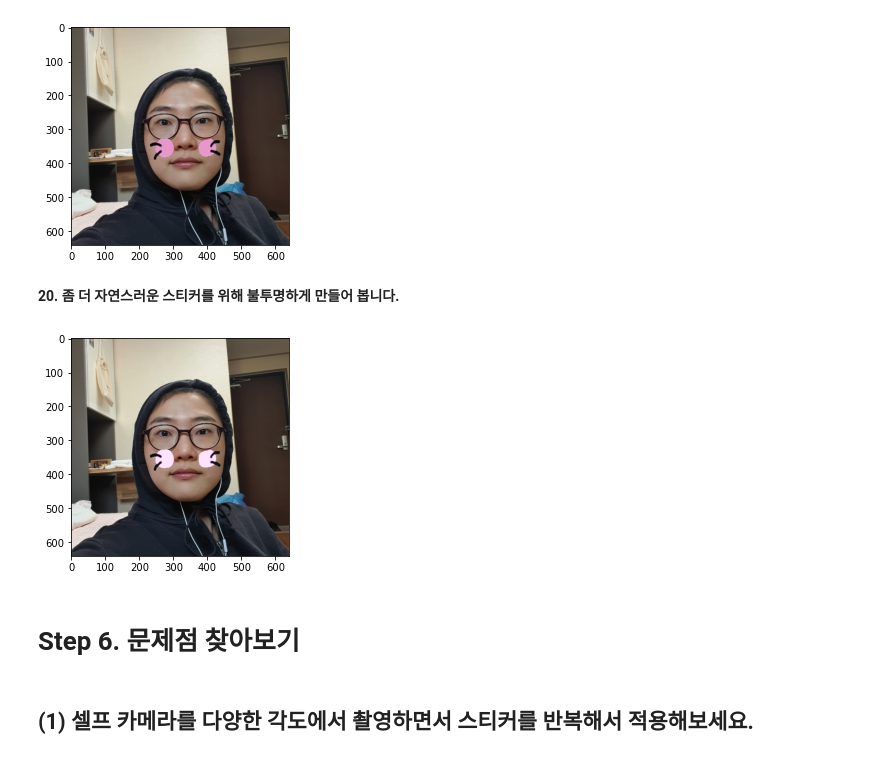
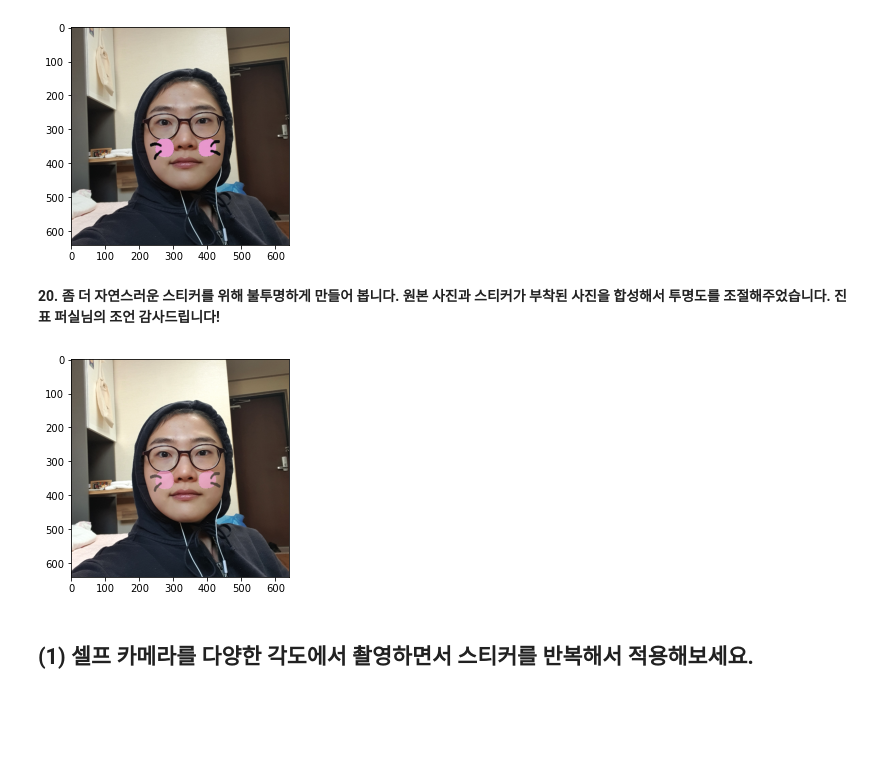
Before and after one commit to Jeongeun-Kwak/E, a Jupyter notebook: (E3) 3rd Camera Sticker App Initial Version Making.ipynb, the cells around one changed output. Saved outputs shown, nothing was run; the diff lists cells and outputs as text; code cells hidden in the pictures; blank space fills up the shorter version.

```diff
--- a/(E3) 3rd Camera Sticker App Initial Version Making.ipynb
+++ b/(E3) 3rd Camera Sticker App Initial Version Making.ipynb
@@ -212,18 +212,14 @@ plt.show()
 # %% [output]
 [figure]
 # %% [markdown]
-**20. 좀 더 자연스러운 스티커를 위해 불투명하게 만들어 봅니다.**
+**20. 좀 더 자연스러운 스티커를 위해 불투명하게 만들어 봅니다. 원본 사진과 스티커가 부착된 사진을 합성해서 투명도를 조절해주었습니다. 진표 퍼실님의 조언 감사드립니다!**
-# %%
-sticker_area = img_bgr[refined_y:refined_y+img_sticker.shape[0], refined_x:refined_x+img_sticker.shape[1]]
-
-img_bgr[refined_y:refined_y+img_sticker.shape[0], refined_x:refined_x+img_sticker.shape[1]] = \
-    cv2.addWeighted(sticker_area, 1.0, np.where(img_sticker==225,sticker_area,img_sticker).astype(np.uint8), 0.5, 0)
-plt.imshow(cv2.cvtColor(img_bgr, cv2.COLOR_BGR2RGB))
-plt.show()
-# %% [output]
-[figure, removed]
-# %% [markdown]
-# Step 6. 문제점 찾아보기
+# %%
+img_bgr= cv2.cvtColor(img_bgr, cv2.COLOR_BGR2RGB)
+trans_img = cv2.addWeighted(img_rgb, 0.5, img_bgr,0.6,0) # 원본 사진과 스티커 부착된 사진 합성
+plt.imshow(trans_img)
+plt.show()
+# %% [output]
+[figure, added]
 # %% [markdown]
 ## (1) 셀프 카메라를 다양한 각도에서 촬영하면서 스티커를 반복해서 적용해보세요.
 # %% [markdown]
```
